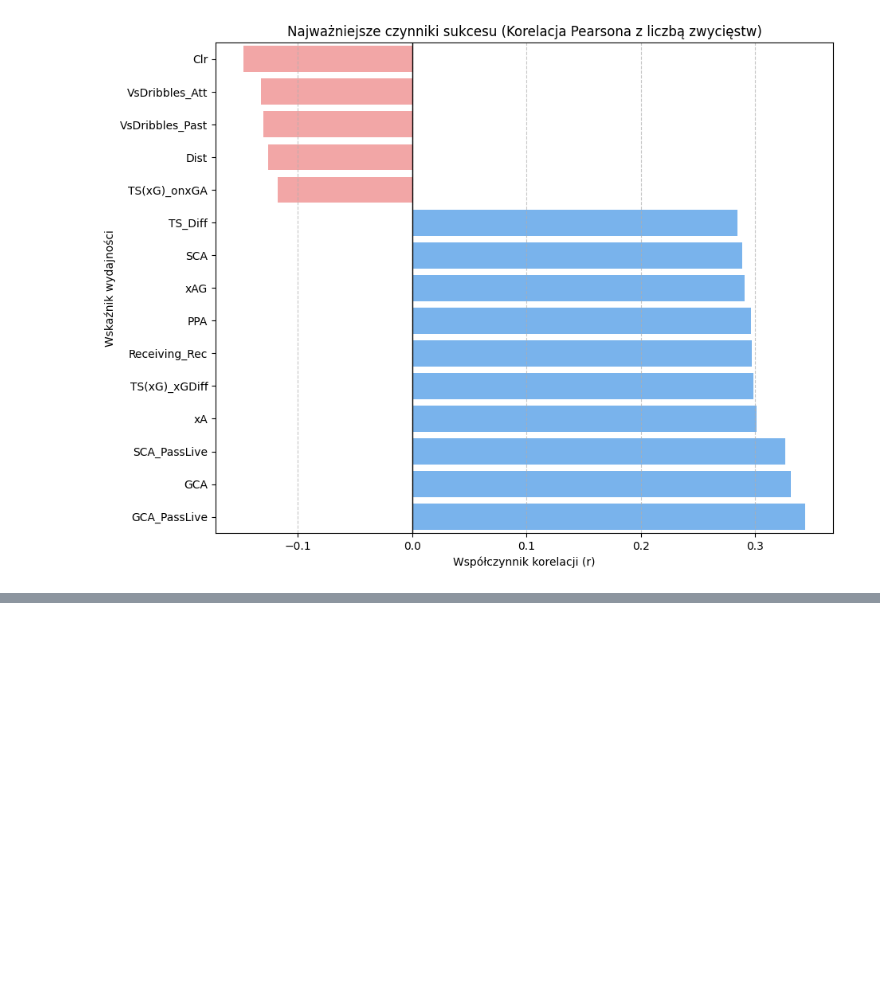
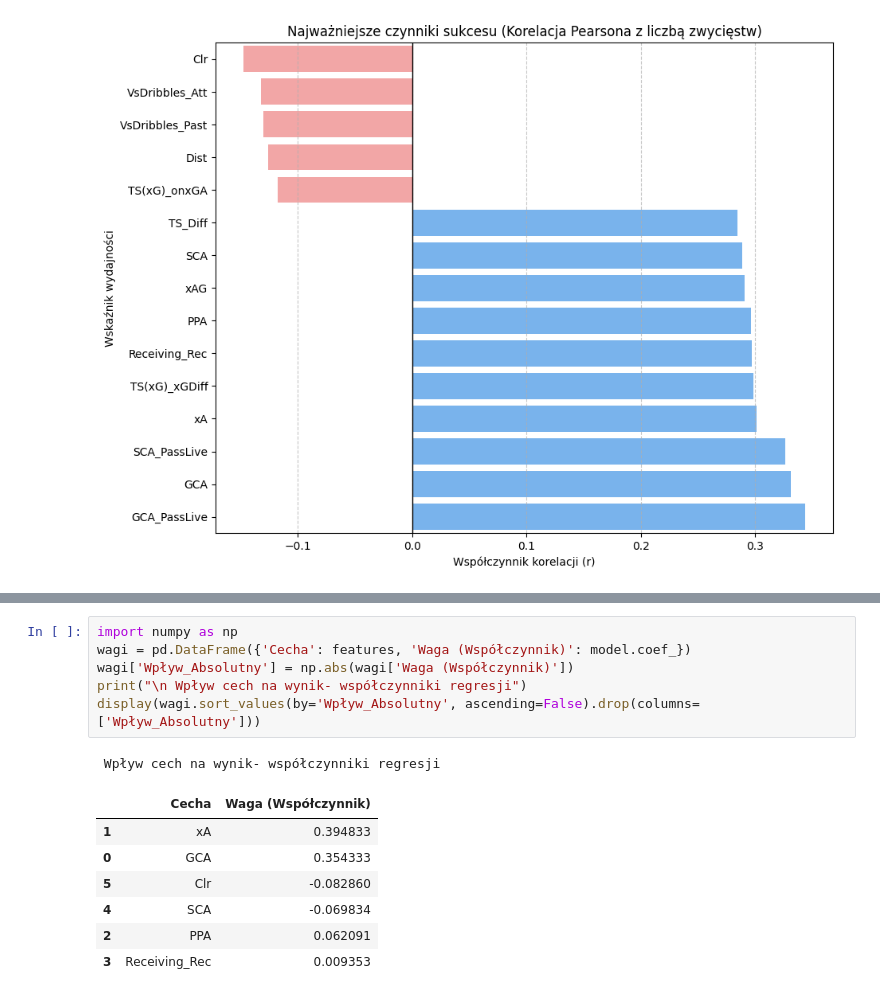
Before and after one commit to Maxik121/Woman_Football_European_League, a Jupyter notebook: women_football(UE).ipynb, the cells around one changed output, grey strips where cells are left out. Saved outputs shown, nothing was run; the diff lists cells and outputs as text; blank space fills up the shorter version.

```diff
--- a/women_football(UE).ipynb
+++ b/women_football(UE).ipynb
@@ -310,0 +342,15 @@ Passing `palette` without assigning `hue` is deprecated and will be removed in v
+# %%
+import numpy as np
+wagi = pd.DataFrame({'Cecha': features, 'Waga (Współczynnik)': model.coef_})
+wagi['Wpływ_Absolutny'] = np.abs(wagi['Waga (Współczynnik)'])
+print("\n Wpływ cech na wynik- współczynniki regresji")
+display(wagi.sort_values(by='Wpływ_Absolutny', ascending=False).drop(columns=['Wpływ_Absolutny']))
+# %% [output]
+ Wpływ cech na wynik- współczynniki regresji
+|  | Cecha | Waga (Współczynnik) |
+| 1 | xA | 0.394833 |
+| 0 | GCA | 0.354333 |
+| 5 | Clr | -0.082860 |
+| 4 | SCA | -0.069834 |
+| 2 | PPA | 0.062091 |
+| 3 | Receiving_Rec | 0.009353 |
```
Also changed, not shown: parts of 9 cells of this notebook.
